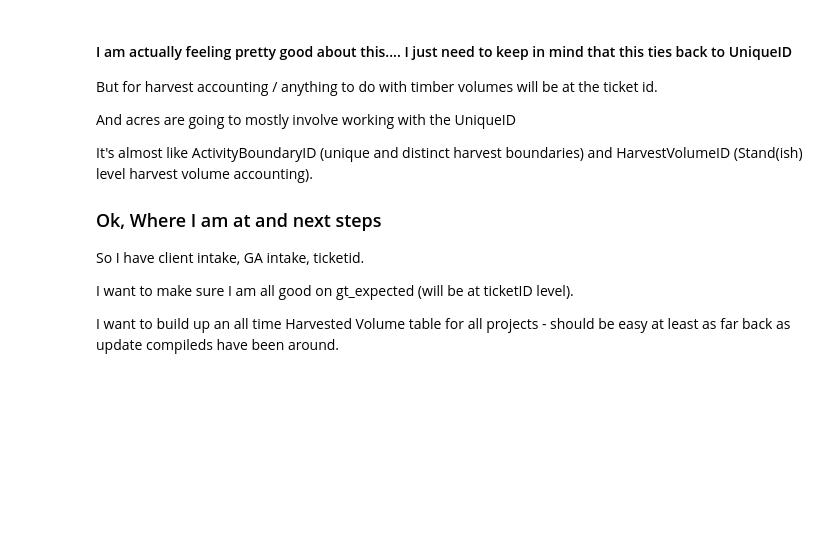
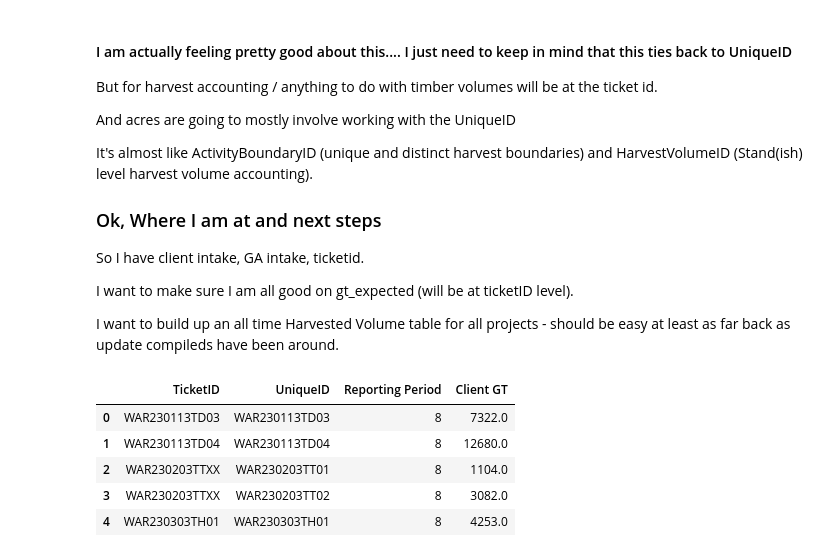
Before and after one commit to BilyBrown/sqlite3-tutorial, a Jupyter notebook: create_war_tables.ipynb, the cells around one changed output. Drawn from its saved outputs; the diff is of its cells as text; code cells hidden in the pictures; blank space fills up the shorter version.

```diff
--- a/create_war_tables.ipynb
+++ b/create_war_tables.ipynb
@@ -761,3 +761,14 @@ So I have client intake, GA intake, ticketid.
 I want to make sure I am all good on gt_expected (will be at ticketID level).
 
 I want to build up an all time Harvested Volume table for all projects - should be easy at least as far back as update compileds have been around.
+# %%
+# Getting the RP8 expected by new ticket id
+new_tcs_intake = client_df.groupby(['TicketID', 'UniqueID', 'Reporting Period'])['Client GT'].sum().reset_index()
+new_tcs_intake.head()
+# %% [output]
+|  | TicketID | UniqueID | Reporting Period | Client GT |
+| 0 | WAR230113TD03 | WAR230113TD03 | 8 | 7322.0 |
+| 1 | WAR230113TD04 | WAR230113TD04 | 8 | 12680.0 |
+| 2 | WAR230203TTXX | WAR230203TT01 | 8 | 1104.0 |
+| 3 | WAR230203TTXX | WAR230203TT02 | 8 | 3082.0 |
+| 4 | WAR230303TH01 | WAR230303TH01 | 8 | 4253.0 |
```
Also changed, not shown: parts of 6 cells of this notebook.
